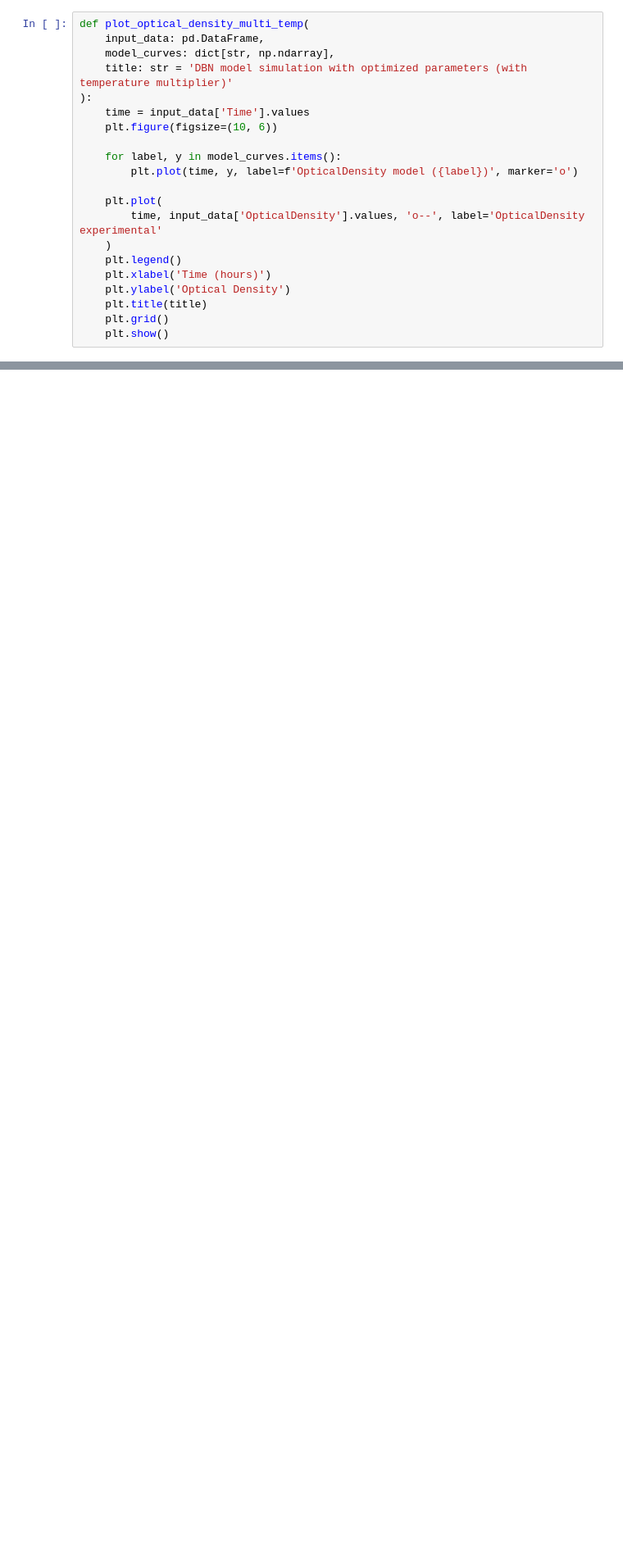
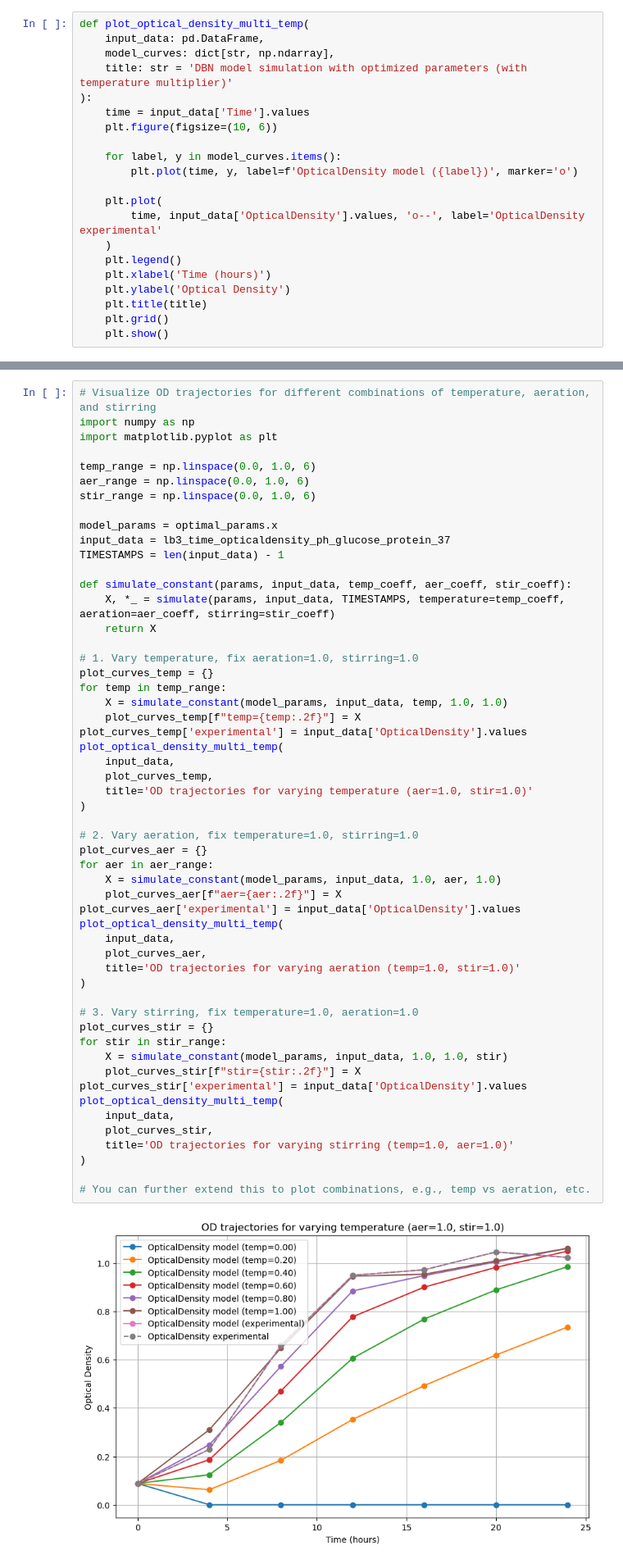
Before and after one commit to AI-ML-systems/biotech_production_management, a Jupyter notebook: src/lb3_model_37.ipynb, the cells around one changed output, grey strips where cells are left out. Shown at 82% size. Cells and saved outputs as stored; diff of their text form; blank space fills up the shorter version.

```diff
--- a/src/lb3_model_37.ipynb
+++ b/src/lb3_model_37.ipynb
@@ -308,0 +683,56 @@ for var_label, model_curves in data.items():
+# %%
+# Visualize OD trajectories for different combinations of temperature, aeration, and stirring
+import numpy as np
+import matplotlib.pyplot as plt
+
+temp_range = np.linspace(0.0, 1.0, 6)
+aer_range = np.linspace(0.0, 1.0, 6)
+stir_range = np.linspace(0.0, 1.0, 6)
+
+model_params = optimal_params.x
+input_data = lb3_time_opticaldensity_ph_glucose_protein_37
+TIMESTAMPS = len(input_data) - 1
+
+def simulate_constant(params, input_data, temp_coeff, aer_coeff, stir_coeff):
+    X, *_ = simulate(params, input_data, TIMESTAMPS, temperature=temp_coeff, aeration=aer_coeff, stirring=stir_coeff)
+    return X
+
+# 1. Vary temperature, fix aeration=1.0, stirring=1.0
+plot_curves_temp = {}
+for temp in temp_range:
+    X = simulate_constant(model_params, input_data, temp, 1.0, 1.0)
+    plot_curves_temp[f"temp={temp:.2f}"] = X
+plot_curves_temp['experimental'] = input_data['OpticalDensity'].values
+plot_optical_density_multi_temp(
+    input_data,
+    plot_curves_temp,
+    title='OD trajectories for varying temperature (aer=1.0, stir=1.0)'
+)
+
+# 2. Vary aeration, fix temperature=1.0, stirring=1.0
+plot_curves_aer = {}
+for aer in aer_range:
+    X = simulate_constant(model_params, input_data, 1.0, aer, 1.0)
+    plot_curves_aer[f"aer={aer:.2f}"] = X
+plot_curves_aer['experimental'] = input_data['OpticalDensity'].values
+plot_optical_density_multi_temp(
+    input_data,
+    plot_curves_aer,
+    title='OD trajectories for varying aeration (temp=1.0, stir=1.0)'
+)
+
+# 3. Vary stirring, fix temperature=1.0, aeration=1.0
+plot_curves_stir = {}
+for stir in stir_range:
+    X = simulate_constant(model_params, input_data, 1.0, 1.0, stir)
+    plot_curves_stir[f"stir={stir:.2f}"] = X
+plot_curves_stir['experimental'] = input_data['OpticalDensity'].values
+plot_optical_density_multi_temp(
+    input_data,
+    plot_curves_stir,
+    title='OD trajectories for varying stirring (temp=1.0, aer=1.0)'
+)
+
+# You can further extend this to plot combinations, e.g., temp vs aeration, etc.
+# %% [output]
+[figure, added]
```
Also changed, not shown: parts of 17 cells of this notebook, 2 other files.
